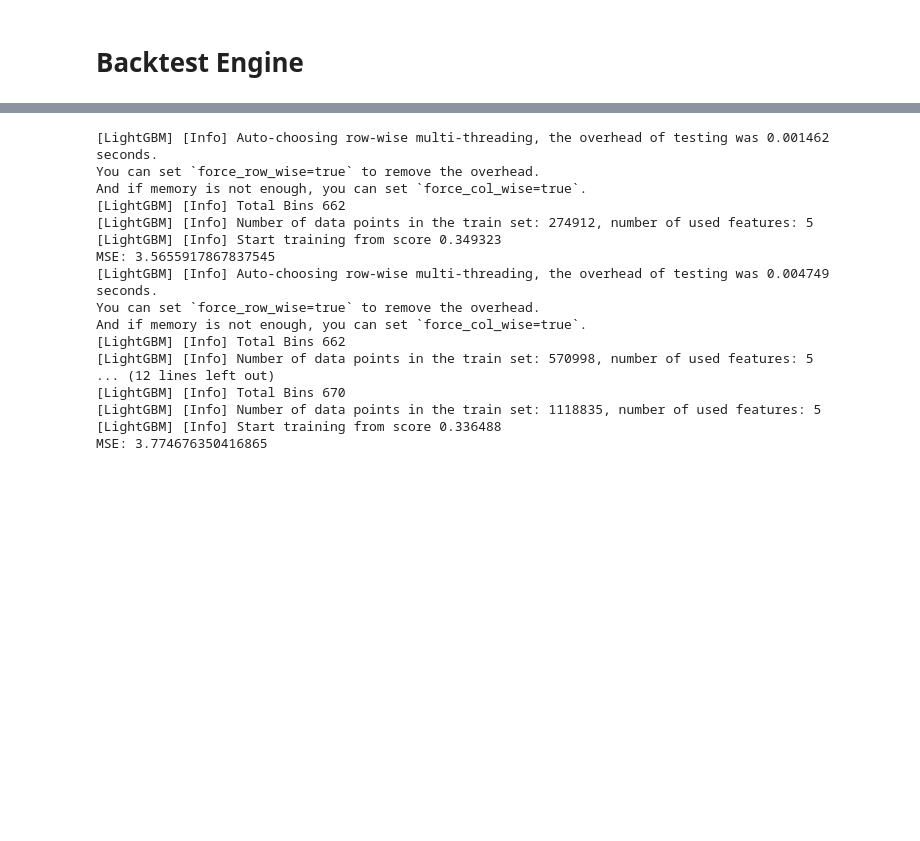
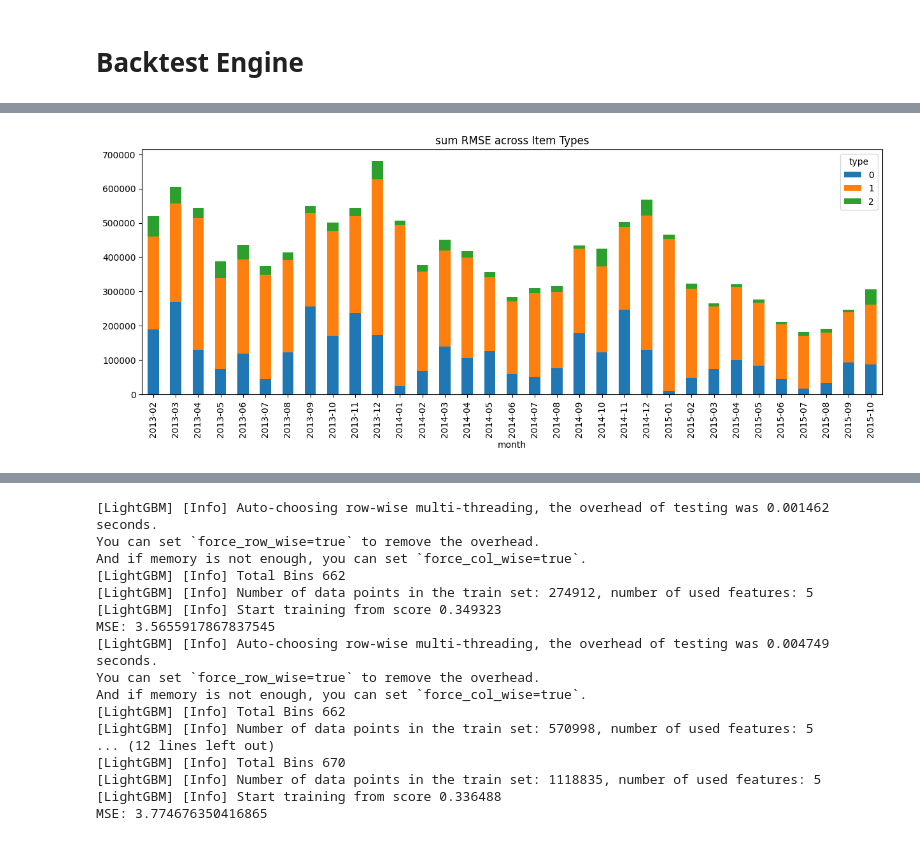
Before and after one commit to akhilkammila/future-sales, a Jupyter notebook: backtest.ipynb, the cells around one changed output, grey strips where cells are left out. Cells and saved outputs as stored; diff of their text form; code cells hidden in the pictures; blank space fills up the shorter version.

```diff
--- a/backtest.ipynb
+++ b/backtest.ipynb
@@ -25,7 +25,6 @@ class BackTester:
         date_train = date_train.sort_index()
 
         self.train: pd.DataFrame = date_train
-
 
     """
     Takes in a function
@@ -44,56 +43,74 @@ class BackTester:
 
         for index, month in enumerate(months):
             if index == len(months) - 1: continue # exclude last month (using full train set)
-            if index == 0: continue
-            if index > 4: continue
 
             # Get data, calculate answers
+            # Use STORES present in BOTH, and ITEMS present in TEST
             sub_train = self.train.loc[:month, :]
             sub_test = self.train.loc[months[index+1],:]
 
             train_stores = sub_train['shop_id'].unique()
             test_stores = sub_test['shop_id'].unique()
+            intersection_stores = np.intersect1d(train_stores, test_stores)
+
+            train_items = sub_train['item_id'].unique()
             test_items = sub_test['item_id'].unique()
-
-            intersection_stores = list(set(train_stores) & set(test_stores))
-            filtered_test = sub_test[sub_test['shop_id'].isin(intersection_stores)]
-
-            test_answers = filtered_test.groupby(by=['shop_id', 'item_id'])['item_cnt_day'].sum()
-            test_answers = test_answers.to_frame('answer').reset_index()
-            test_answers = test_answers.sort_values(by=['shop_id', 'item_id'])
-            test_answers['answer'] = np.clip(test_answers['answer'], 0, 20)
 
             # Call predictor
             # require that there is a 'prediction' column
             prediction = self.predictor(sub_train, intersection_stores, test_items, **self.additional_args)
-            assert('prediction' in prediction.columns)
+            for col in ['prediction', 'shop_id', 'item_id']: assert(col in prediction.columns)
 
-            # Output analytics
+            # Get the actual answers and compute mse
+            filtered_test = sub_test[sub_test['shop_id'].isin(intersection_stores)]
+            test_aggregated = filtered_test.groupby(by=['shop_id', 'item_id'])['item_cnt_day'].sum().to_frame('answer').reset_index()
+            test_answers = pd.DataFrame(data=itertools.product(intersection_stores, test_items), columns=['shop_id', 'item_id'])
+            test_answers = test_answers.merge(test_aggregated, on=['shop_id', 'item_id'], how='left')
+            test_answers['answer'] = np.clip(test_answers['answer'].fillna(0), 0, 20)
 
-            # get the item type
-            combined_df = pd.concat([sub_train, sub_test], axis=0)
-            month_group = combined_df.groupby(by=['item_id', 'month'])['item_cnt_day'].sum().to_frame('times_sold').reset_index()
-            month_group = month_group.sort_values(by=['item_id', 'month'])
-            month_group['last_purchase'] = month_group.groupby(by='item_id')['month'].shift(1)
-            month_group['time_since_last'] = (month_group['month'].astype('int64') - month_group['last_purchase'].astype('int64'))
-            month_group['time_since_last'] = np.where(month_group['time_since_last'] < 0, 100, month_group['time_since_last'])
-            month_group['bins'] = pd.cut(month_group['time_since_last'], bins=[0,1,3,6,12, 40,np.inf], include_lowest=True)
-            month_group = month_group[month_group['month'] == months[index+1]]
-
-            test_answers = test_answers.merge(right=month_group[['item_id', 'bins']], on=['item_id'])
-            combined = test_answers.merge(right=prediction, on=['shop_id', 'item_id'])
-            mse = mean_squared_error(combined['answer'], combined['prediction'])
+            mse_df = test_answers.merge(right=prediction, on=['shop_id', 'item_id'], how='left').fillna(0)
+            mse = mean_squared_error(mse_df['answer'], mse_df['prediction'])
             print("MSE:", mse)
 
+            """
+            Analytics calculations
+            Goal: split into certain categories:
+            1. items in test-not-train (totally new items) - all shops
+            2. items-shop combo in train
+            3. items-shop combo not in train, but item IS in train
+
+            Split reasoning:
+                all test items are included
+                test-not-train are the newest ones (highest mse)
+                remaining items are broken into whether they also were in the store before
+            """
+
+            train_shop_item_combo = sub_train[['shop_id', 'item_id']].drop_duplicates()
+            all_rows = pd.DataFrame(data=itertools.product(intersection_stores, test_items), columns=['shop_id', 'item_id'])
+            merge_indicator = all_rows.merge(train_shop_item_combo, on=['shop_id', 'item_id'], how='left', indicator=True)
+
+            new_items = all_rows[~all_rows['item_id'].isin(train_items)]
+            item_shop_both = all_rows[merge_indicator['_merge'] == 'both']
+            item_not_shop = all_rows[
+                    all_rows['item_id'].isin(train_items) &
+                    (merge_indicator['_merge'] == 'left_only')
+                ]
+
+            mse_metrics = mse_df.copy()
+            mse_metrics['type'] = -1
+            for i, df in enumerate([new_items, item_shop_both, item_not_shop]):
+                indicator = mse_metrics.merge(df, how='left', indicator=True)['_merge']
+                mse_metrics.loc[indicator == 'both', 'type'] = i
+
             # Stats
-            # 1. mse stats
-            mseBreakdown = combined.groupby(by='bins', observed=True)[['answer', 'prediction']]\
+            # 1. mse stats by item category
+            mseBreakdown = mse_metrics.groupby(by='type', observed=True)[['answer', 'prediction']]\
                 .apply(lambda group : np.square(group['answer'] - group['prediction']).agg(['sum', 'mean', 'count', 'std']))
             mseBreakdown = mseBreakdown.reset_index()
             mseBreakdown['month'] = months[index+1]
             mse_list.append(mseBreakdown)
 
-            # 2. item category stats
+            # 2.
 
 
         final_stats_df = pd.concat(mse_list, ignore_index=True)
@@ -101,11 +118,11 @@ class BackTester:
 
     def display_stats(self):
         for col in self.stats.columns:
-            if col in ['bins', 'month']: continue
+            if col in ['type', 'month']: continue
 
-            pivot_df = self.stats.pivot(index='month', columns='bins', values=col).fillna(0)
+            pivot_df = self.stats.pivot(index='month', columns='type', values=col).fillna(0)
             pivot_df.plot(kind='bar', stacked=True, figsize=(15,5))
-            plt.title(f'{col} RMSE across Item Bins')
+            plt.title(f'{col} RMSE across Item Types')
 
 b = BackTester(train)
 
@@ -116,7 +133,6 @@ def last_month(train: pd.DataFrame, stores, items):
 
     aggregated_train = train.loc[last_month,:].groupby(by=['shop_id', 'item_id'])['item_cnt_day'].sum().to_frame('prediction').reset_index()
     result = result.merge(aggregated_train, on=['shop_id', 'item_id'], how='left').fillna(0)
-    result['prediction'] = result['prediction'] - 1
     result['prediction'] = np.clip(result['prediction'], 0, 20)
     return result
 
@@ -130,0 +160 @@ MSE: 6.877440581065046
+[figure, added]
```
Also changed, not shown: parts of 1 cell of this notebook, 1 other file.
